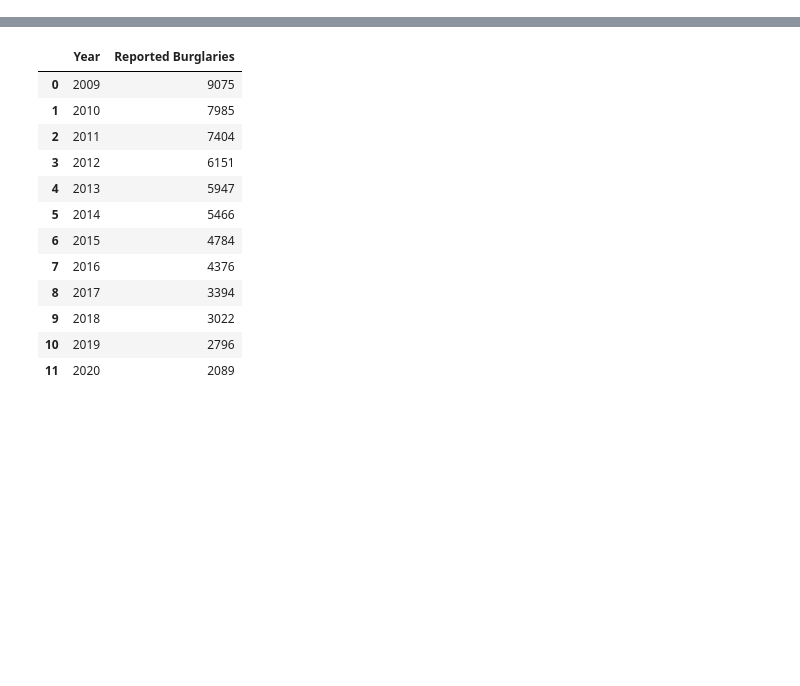
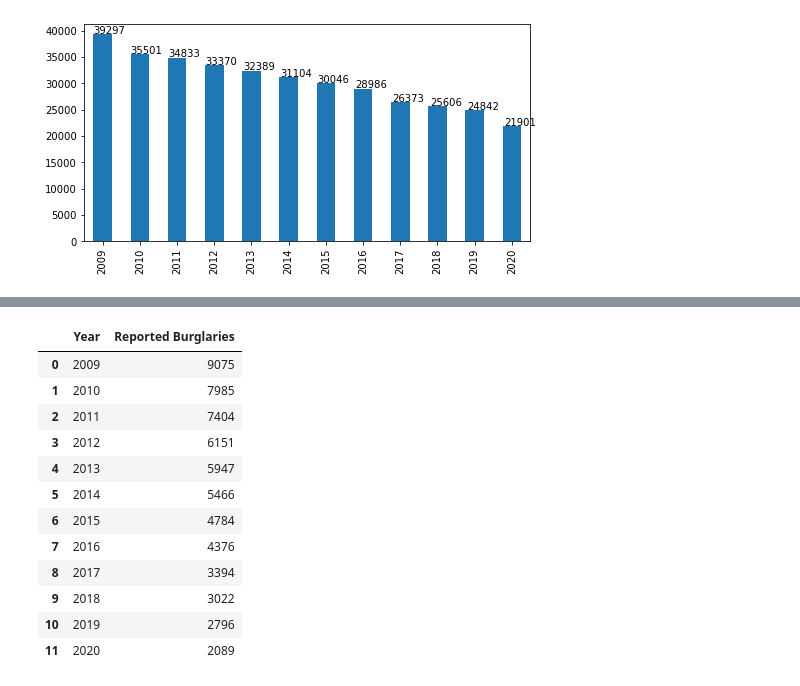
Before and after one commit to cayelsie/Crime-trends-in-Atlanta, a Jupyter notebook: Kelly_crime_data.ipynb, the cells around one changed output, grey strips where cells are left out. Saved outputs shown, nothing was run; the diff lists cells and outputs as text; code cells hidden in the pictures; blank space fills up the shorter version.

```diff
--- a/Kelly/Kelly_crime_data.ipynb
+++ b/Kelly_crime_data.ipynb
@@ -383,0 +14,3 @@ year_offense_df
+# %%
+#Import the data from the combined APD csv files - from Grace's export
+csvpath_09_20_clean = os.path.join("Resources", "crime_09_20_clean.csv")
@@ -383,0 +306,9 @@ year_offense_df
+# %%
+#Plot with pandas/matplotlib to get values above bars
+ax = year_counts.plot(kind="bar", figsize=(8,4),legend =False)
+for p in ax.patches:
+    ax.annotate(str(p.get_height()), (p.get_x() * 1.005, p.get_height() * 1.005))
+
+#I want to learn this for annotating other values, such as n=? or percent change, etc. Table for later.
+# %% [output]
+[figure, added]
```
Also changed, not shown: parts of 81 cells of this notebook, 10 other files.
